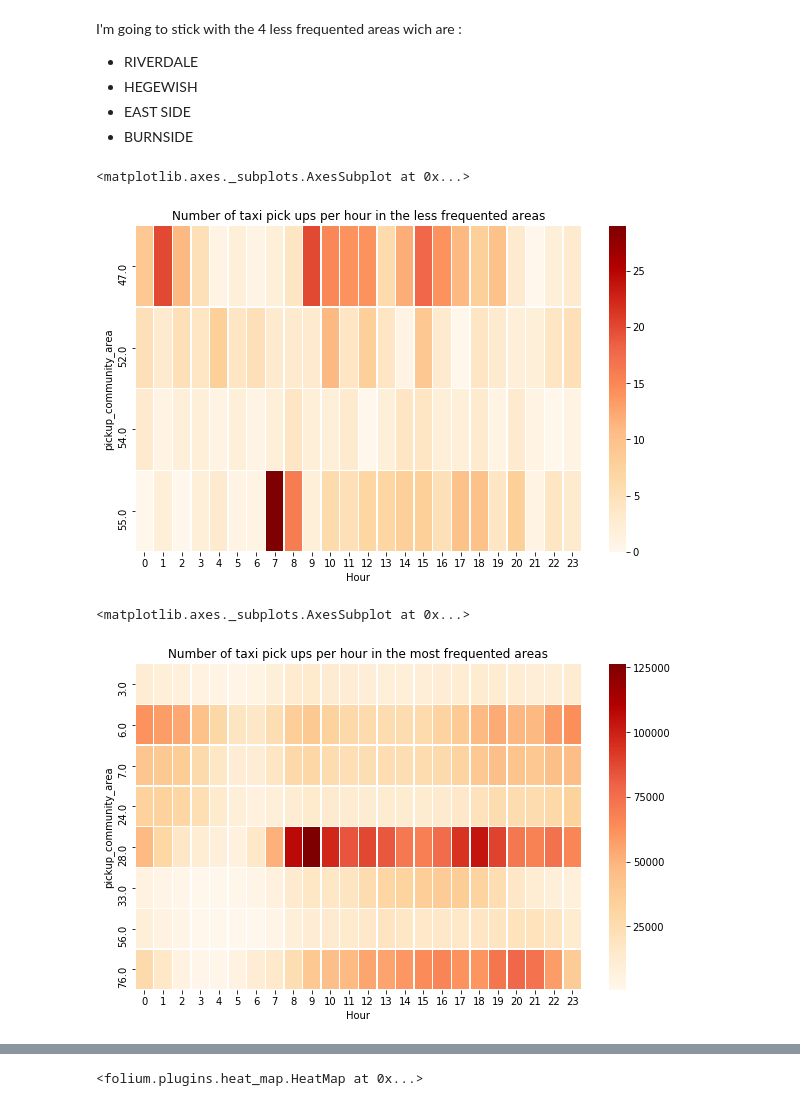
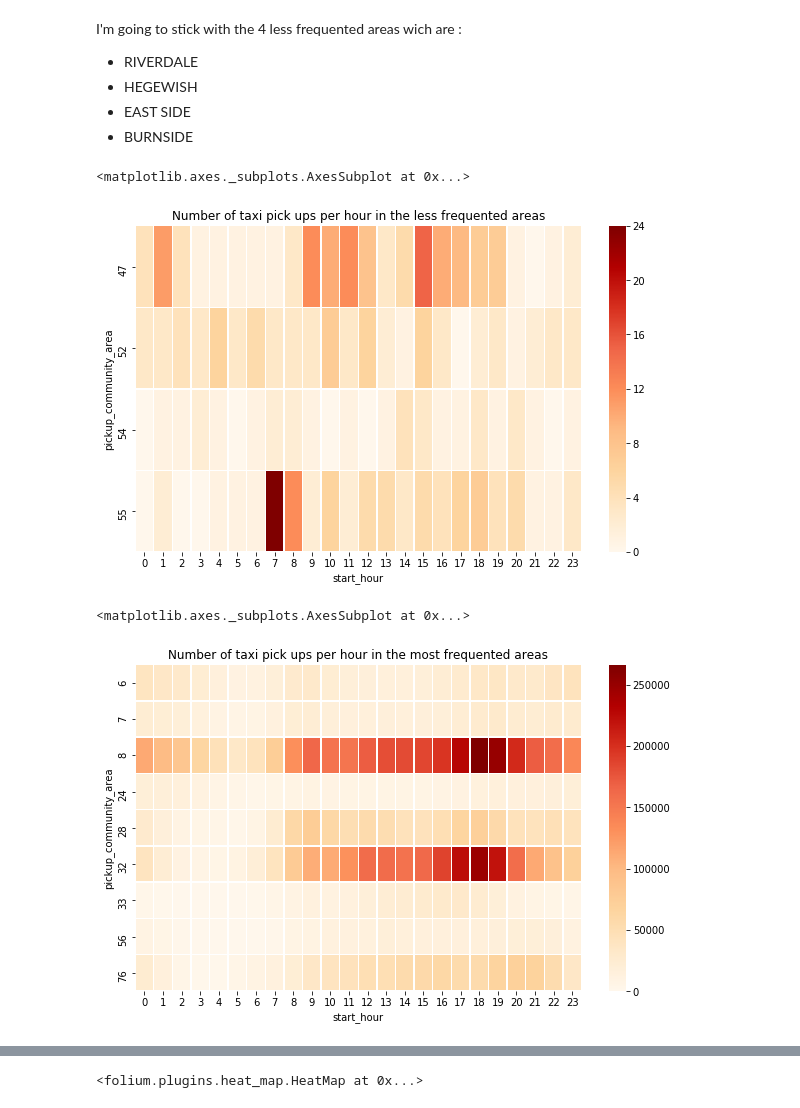
Before and after one commit to pierreschutz/ADA_Project, a Jupyter notebook: taxi_rides.ipynb, the cells around one changed output, grey strips where cells are left out. Cells and saved outputs as stored; diff of their text form; code cells hidden in the pictures.

Commit message:
clean the taxi rides analysis and run it fully

```diff
--- a/taxi_rides.ipynb
+++ b/taxi_rides.ipynb
@@ -320 +332,3 @@ less_freq_count = less_freq_count.sort_values().head(15)
+# %%
+main_area_frequency = total_area_frequency[total_area_frequency.index.map(lambda x : x in main_areas)]
 # %%
@@ -331,6 +356,6 @@ I'm going to stick with the 4 less frequented areas wich are :
 - EAST SIDE
 - BURNSIDE
 # %%
-most_freq = pu_ca[2:10] # most frequented areas without first two to have more significant results
-less_freq = [54.0, 55.0, 52.0, 47.0] # 4 less frequented areas
+most_freq = main_area_frequency.index # most frequented areas without first two to have more significant results
+less_freq = [54, 55, 52, 47] # 4 less frequented areas
 # %%
@@ -338,24 +363,24 @@ data_less_freq_pu = data[data["pickup_community_area"].isin(less_freq)]
 # %%
-hour_pu = data_less_freq_pu[["pickup_community_area","Hour","taxi_id"  ]].groupby(["pickup_community_area", "Hour"]).count()
+hour_pu = less_freq_pu[["pickup_community_area","start_hour","taxi_id"  ]].groupby(["pickup_community_area", "start_hour"]).count()
 hour_pu = hour_pu.rename(columns={'taxi_id':'Count'})
 hour_pu = hour_pu.reset_index()
-hour_pu = hour_pu.pivot("pickup_community_area","Hour","Count").fillna(0)
+hour_pu = hour_pu.pivot("pickup_community_area","start_hour","Count").fillna(0)
 fig, ax = plt.subplots(figsize=(10,6))
 plt.title("Number of taxi pick ups per hour in the less frequented areas")
 sns.heatmap(hour_pu, linewidths=.5, ax=ax, cmap="OrRd")
 # %% [output]
 <matplotlib.axes._subplots.AxesSubplot at 0x...>
-[figure, old version]
+[figure, new version]
 # %%
-data_most_freq_pu = data[data["pickup_community_area"].isin(most_freq)]
-hour_pu = data_most_freq_pu[["pickup_community_area","Hour","taxi_id"  ]].groupby(["pickup_community_area", "Hour"]).count()
+most_freq_pu = taxi_rides[taxi_rides["pickup_community_area"].isin(most_freq)]
+hour_pu = most_freq_pu[["pickup_community_area","start_hour","taxi_id"  ]].groupby(["pickup_community_area", "start_hour"]).count()
 hour_pu = hour_pu.rename(columns={'taxi_id':'Count'})
 hour_pu = hour_pu.reset_index()
-hour_pu = hour_pu.pivot("pickup_community_area","Hour","Count").fillna(0)
+hour_pu = hour_pu.pivot("pickup_community_area","start_hour","Count").fillna(0)
 fig, ax = plt.subplots(figsize=(10,6))
 plt.title("Number of taxi pick ups per hour in the most frequented areas")
 sns.heatmap(hour_pu, linewidths=.5, ax=ax, cmap="OrRd")
 # %% [output]
 <matplotlib.axes._subplots.AxesSubplot at 0x...>
-[figure, old version]
+[figure, new version]
 # %%
```
Also changed, not shown: parts of 34 cells of this notebook, 1 other file.
